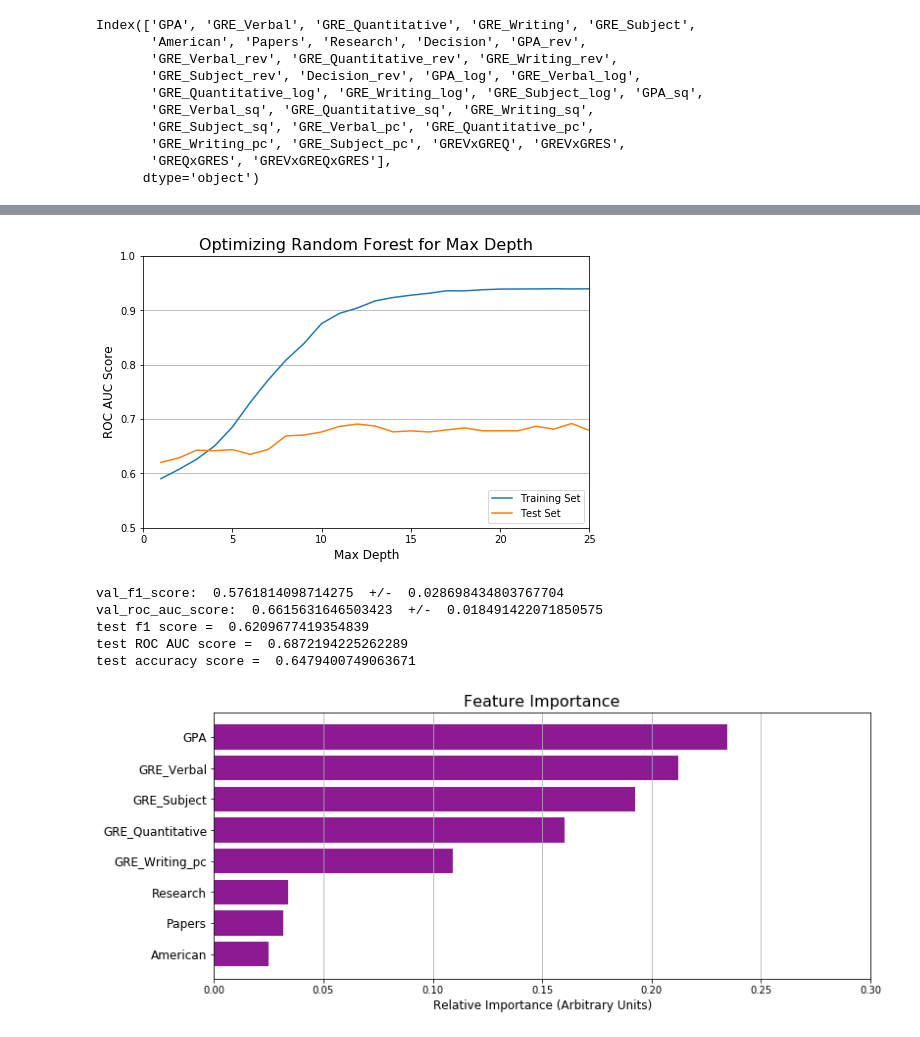
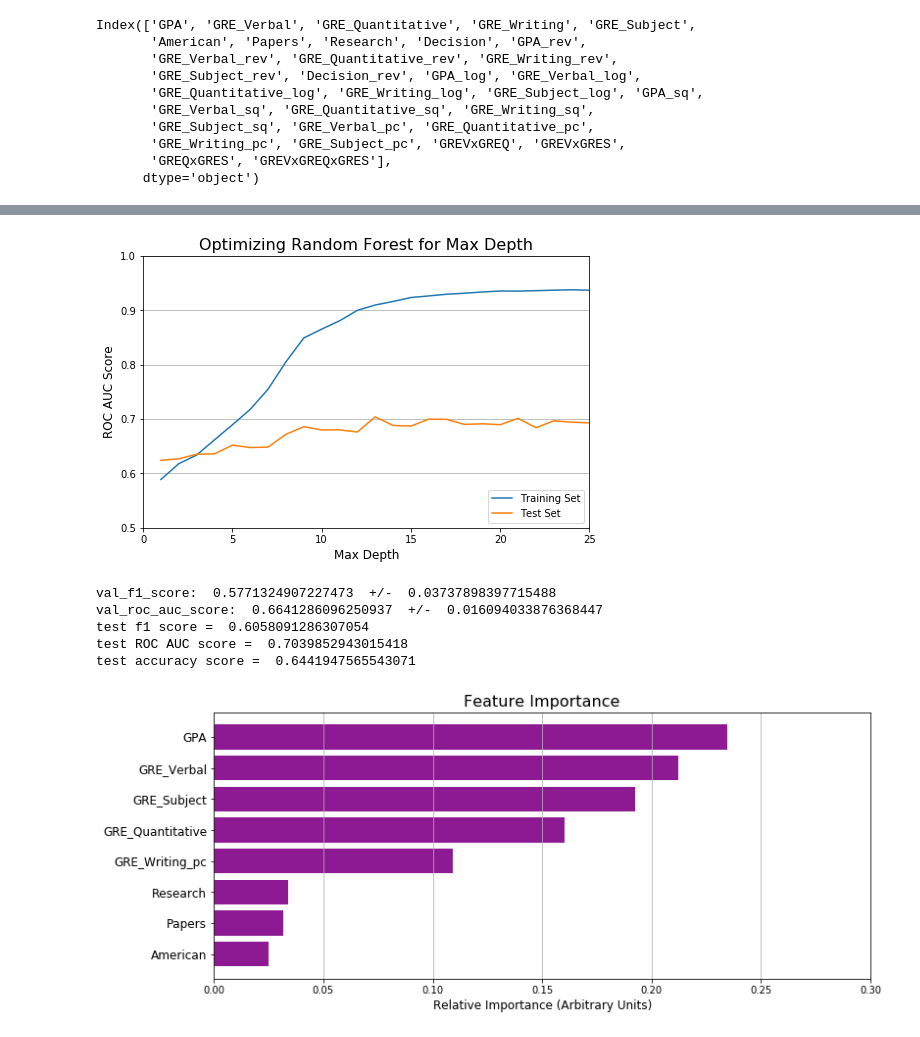
Before and after one commit to harrisonized/Predicting_Physics_PhD_Admissions, a Jupyter notebook: optimizing-random-forest.ipynb, the cells around one changed output, grey strips where cells are left out. Saved outputs shown, nothing was run; the diff lists cells and outputs as text; code cells hidden in the pictures.

Commit message:
regenerated all figures, also added random forest optimization figures

```diff
--- a/optimizing-random-forest.ipynb
+++ b/optimizing-random-forest.ipynb
@@ -171,41 +171,41 @@ test_f1_score_list, test_roc_auc_score_list, test_accuracy_list = [], [], []
 
 for i in max_depth_list:
 
-    rf_clf = RandomForestClassifier(max_depth = i, n_estimators = 10, random_state = 70)
+    rf_clf = RandomForestClassifier(max_depth = i, n_estimators = 8, random_state = 71)
 
     # Final train and test
 
     # Rebalance train features, no need to rebalance validation set, resample is better than smote
     features_train_resampled_array, target_train_resampled_array = ros.fit_sample(features_train_chosen_array, target_train_array)
     features_train_resampled_scaled_array = scaler.fit_transform(features_train_resampled_array) # Scale features
     features_test_scaled_array = scaler.transform(features_test_chosen_df) # Scale features
 
     rf_clf.fit(features_train_resampled_scaled_array, target_train_resampled_array) # Fit model
     rf_fpr, rf_tpr, rf_thresholds = roc_curve(target_test_ser, rf_clf.predict_proba(features_test_scaled_array)[:,1]) # For later
 
     train_f1_score_list.append(f1_score(rf_clf.predict(features_train_resampled_scaled_array), target_train_resampled_array))
     train_roc_auc_score_list.append(roc_auc_score(target_train_resampled_array, rf_clf.predict_proba(features_train_resampled_scaled_array)[:,1]))
     train_accuracy_list.append(accuracy_score(target_train_resampled_array, rf_clf.predict(features_train_resampled_scaled_array)))
     test_f1_score_list.append(f1_score(rf_clf.predict(features_test_scaled_array), target_test_ser))
     test_roc_auc_score_list.append(roc_auc_score(target_test_ser, rf_clf.predict_proba(features_test_scaled_array)[:,1]))
     test_accuracy_list.append(accuracy_score(target_test_ser, rf_clf.predict(features_test_scaled_array)))
 
 # Plot results
 fig, ax = plt.subplots(figsize=(8, 5))
 plt.plot(max_depth_list, train_roc_auc_score_list, label = "Training Set")
 plt.plot(max_depth_list, test_roc_auc_score_list, label = "Test Set")
 ax.set_xlabel('Max Depth', fontsize=12)
 ax.set_ylabel('ROC AUC Score', fontsize=12)
 ax.set_xlim(left = 0, right = 25)
 ax.set_ylim(bottom = 0.5, top = 1)
 ax.yaxis.grid(True)
 plt.legend(loc='lower right')
 plt.title('Optimizing Random Forest for Max Depth', fontsize=16);
-#plt.savefig("Figures/max_depth.png", transparent=False, bbox_inches="tight")
+plt.savefig("figures/max-depth.png", transparent=False, bbox_inches="tight")
 # %% [output]
-[figure, old version]
+[figure, new version]
 # %%
-rf_clf = RandomForestClassifier(max_depth = 13, n_estimators = 10, random_state = 70)
+rf_clf = RandomForestClassifier(max_depth = 13, n_estimators = 8, random_state = 71)
 
 # Collect the cross-validation results
 cv_f1_list, roc_auc_list = [], []
@@ -242,11 +242,11 @@ print("test f1 score = ", f1_score(rf_clf.predict(features_test_scaled_array), t
 print("test ROC AUC score = ", roc_auc_score(target_test_ser, rf_clf.predict_proba(features_test_scaled_array)[:,1]))
 print("test accuracy score = ", accuracy_score(target_test_ser, rf_clf.predict(features_test_scaled_array)))
 # %% [output]
-val_f1_score:  0.5761814098714275  +/-  0.028698434803767704
-val_roc_auc_score:  0.6615631646503423  +/-  0.018491422071850575
-test f1 score =  0.6209677419354839
-test ROC AUC score =  0.6872194225262289
-test accuracy score =  0.6479400749063671
+val_f1_score:  0.5771324907227473  +/-  0.03737898397715488
+val_roc_auc_score:  0.6641286096250937  +/-  0.016094033876368447
+test f1 score =  0.6058091286307054
+test ROC AUC score =  0.7039852943015418
+test accuracy score =  0.6441947565543071
 # %%
 # Get feature importances
 
```
Also changed, not shown: parts of 3 cells of this notebook, 18 other files.
